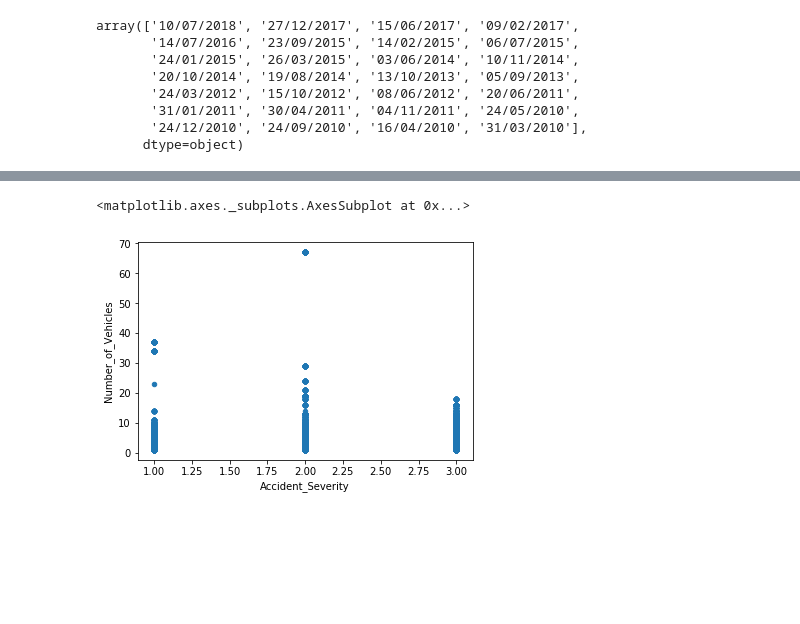
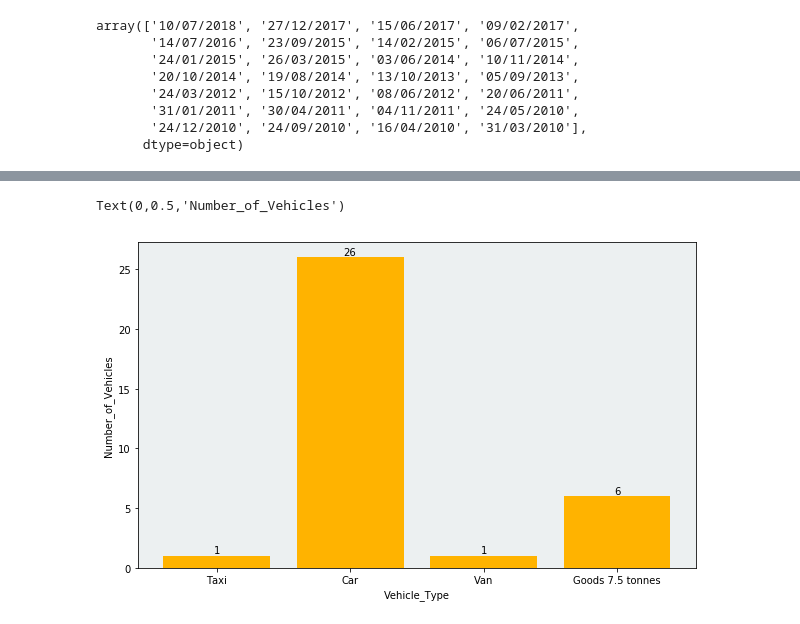
Before and after one commit to odojoachim/Coursera_Capstone, a Jupyter notebook: Coursera_Project.ipynb, the cells around one changed output, grey strips where cells are left out. Drawn from its saved outputs; the diff is of its cells as text; code cells hidden in the pictures; blank space fills up the shorter version.

Commit message:
Add information on particular accidents in the data

```diff
--- a/Coursera_Project.ipynb
+++ b/Coursera_Project.ipynb
@@ -242,4 +253,5 @@ data.plot.scatter('Accident_Severity', 'Number_of_Casualties')
 # %%
 from IPython.display import display
-
 pd.options.display.max_columns = None
+M5 = data[(data['Date'] == '04/11/2011') & (data['Number_of_Vehicles'] == 34)]
+display(M5)
@@ -289,5 +275,0 @@ data[(data['Date'] == '04/11/2011') & (data['Number_of_Vehicles'] == 34)]
-# %%
-data.plot.scatter('Accident_Severity', 'Number_of_Vehicles')
-# %% [output]
-<matplotlib.axes._subplots.AxesSubplot at 0x...>
-[figure, removed]
@@ -295,0 +276,17 @@ data['Date'] = pd.to_datetime(data['Date'].str.strip(), format='%d/%m/%Y')
+# %%
+# We need to make sure that variables has good dataytype and change the values using info from meta data
+df = pd.DataFrame(M5, columns = ['Vehicle_Type', 'Vehicle_Reference']).groupby(['Vehicle_Type'], as_index = False).count()
+df['Vehicle_Type'] = df['Vehicle_Type'].apply(str)
+df['Vehicle_Type'] = df['Vehicle_Type'].map({'8.0': 'Taxi', '9.0': 'Car', '19.0': 'Van', '21.0': 'Goods 7.5 tonnes'})
+# df['Vehicle_Type'].rename_categories({'8.0': 'Taxi', '9.0': 'Car', '19.0': 'Van', '21.0': 'Goods 7.5 tonnes'})
+plt.figure(figsize=(10,6))
+ax = plt.axes()
+ax.set_facecolor("#ECF0F1")
+plt.bar(df['Vehicle_Type'],df['Vehicle_Reference'], color = '#FFB300')
+for x,y in zip(df['Vehicle_Type'],df['Vehicle_Reference']):
+    plt.text(x, y+0.05, '%d' % y, ha='center' , va= 'bottom')
+plt.xlabel('Vehicle_Type')
+plt.ylabel('Number_of_Vehicles')
+# %% [output]
+Text(0,0.5,'Number_of_Vehicles')
+[figure, added]
```
Also changed, not shown: parts of 26 cells of this notebook.
